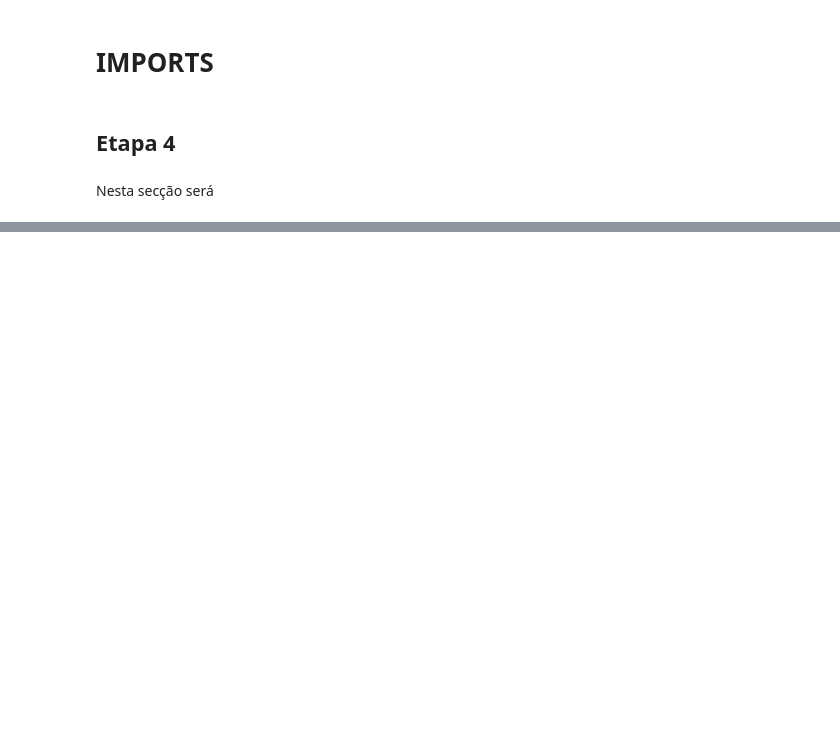
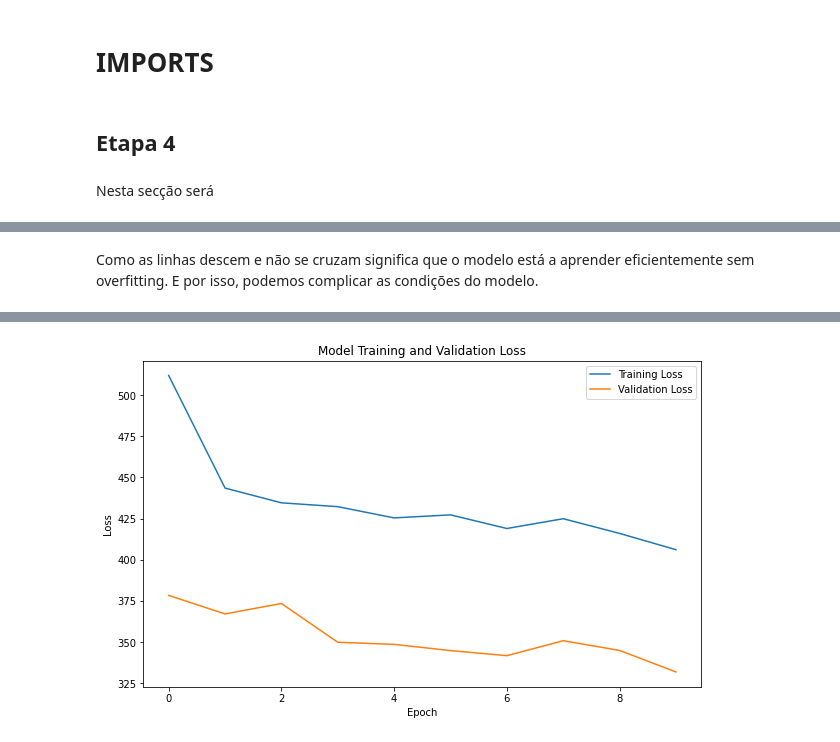
Before and after one commit to GuilhermeLoboSousa/Work-SIB, a Jupyter notebook: Parte4_cnn.ipynb, the cells around one changed output, grey strips where cells are left out. Saved outputs shown, nothing was run; the diff lists cells and outputs as text; code cells hidden in the pictures; blank space fills up the shorter version.

```diff
--- a/Parte4_cnn.ipynb
+++ b/Parte4_cnn.ipynb
@@ -26,6 +76,8 @@ X_test = np.expand_dims(X_test, axis=2)
+# %% [markdown]
+Como as linhas descem e não se cruzam significa que o modelo está a aprender eficientemente sem overfitting. E por isso, podemos complicar as condições do modelo.
 # %%
 model = Sequential()
-model.add(Conv1D(filters=64, kernel_size=3, activation='relu', input_shape=(X_train.shape[1], 1)))
+model.add(Conv1D(filters=128, kernel_size=3, activation='relu', input_shape=(X_train.shape[1], 1)))
 model.add(MaxPooling1D(pool_size=2))
 model.add(Flatten())
 model.add(Dense(128, activation='relu'))
@@ -35,8 +87,17 @@ model.add(Dense(1, activation='linear'))  # Linear activation for regression
 # Compile the model
 model.compile(optimizer='adam', loss='mean_squared_error', metrics=['mean_squared_error'])
 
-# Train the model
-model.fit(X_train, y_train, epochs=10, batch_size=32, validation_data=(X_test, y_test))
+history = model.fit(X_train, y_train, epochs=10, batch_size=32, validation_data=(X_test, y_test))
+
+# Plot the training and validation loss
+plt.figure(figsize=(10, 6))
+plt.plot(history.history['loss'], label='Training Loss')
+plt.plot(history.history['val_loss'], label='Validation Loss')
+plt.title('Model Training and Validation Loss')
+plt.xlabel('Epoch')
+plt.ylabel('Loss')
+plt.legend()
+plt.show()
 
 # Evaluate the model on the test set
 mse = model.evaluate(X_test, y_test)[1]
@@ -47,0 +126 @@ Epoch 2/10
+[figure, added]
```
Also changed, not shown: parts of 6 cells of this notebook.
